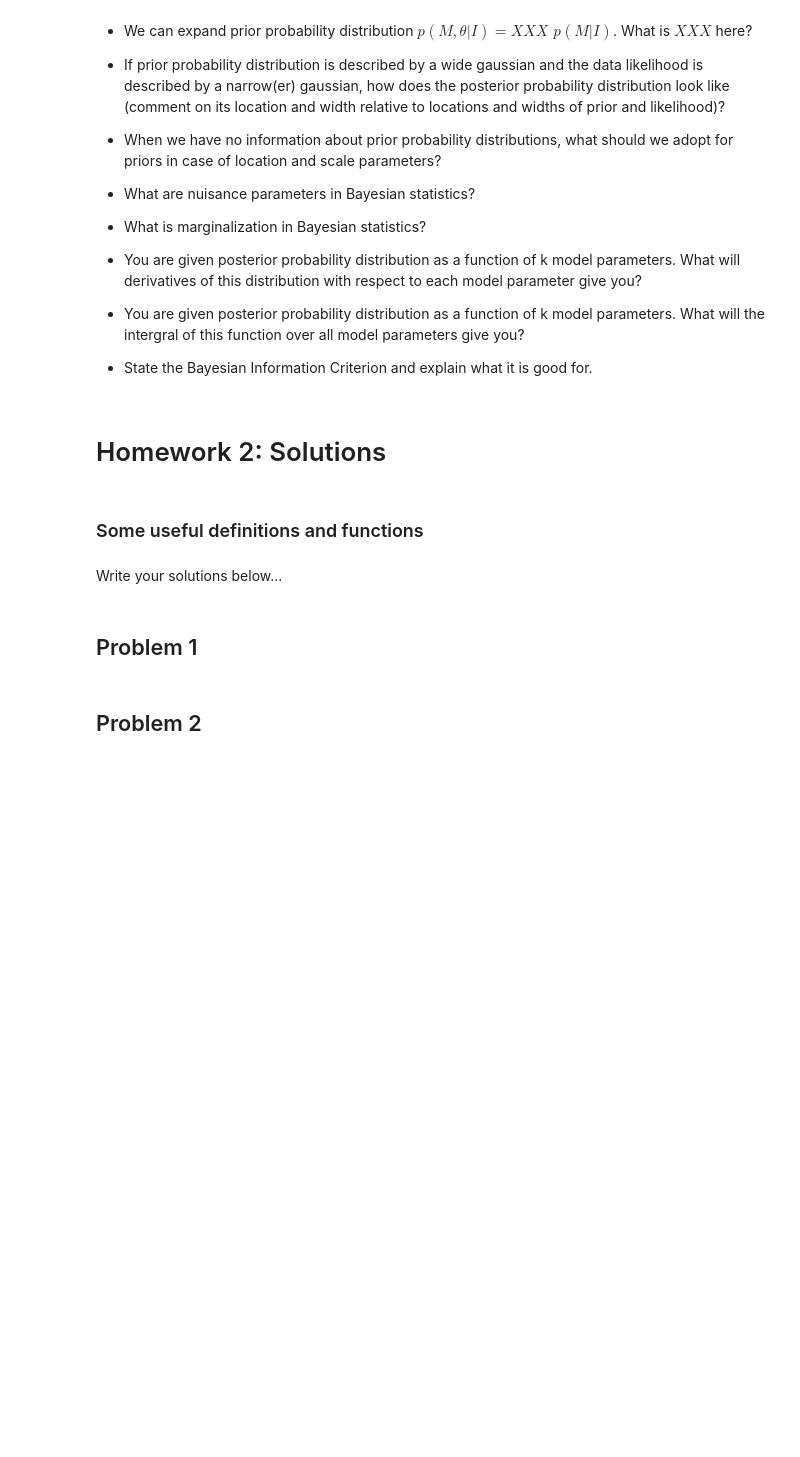
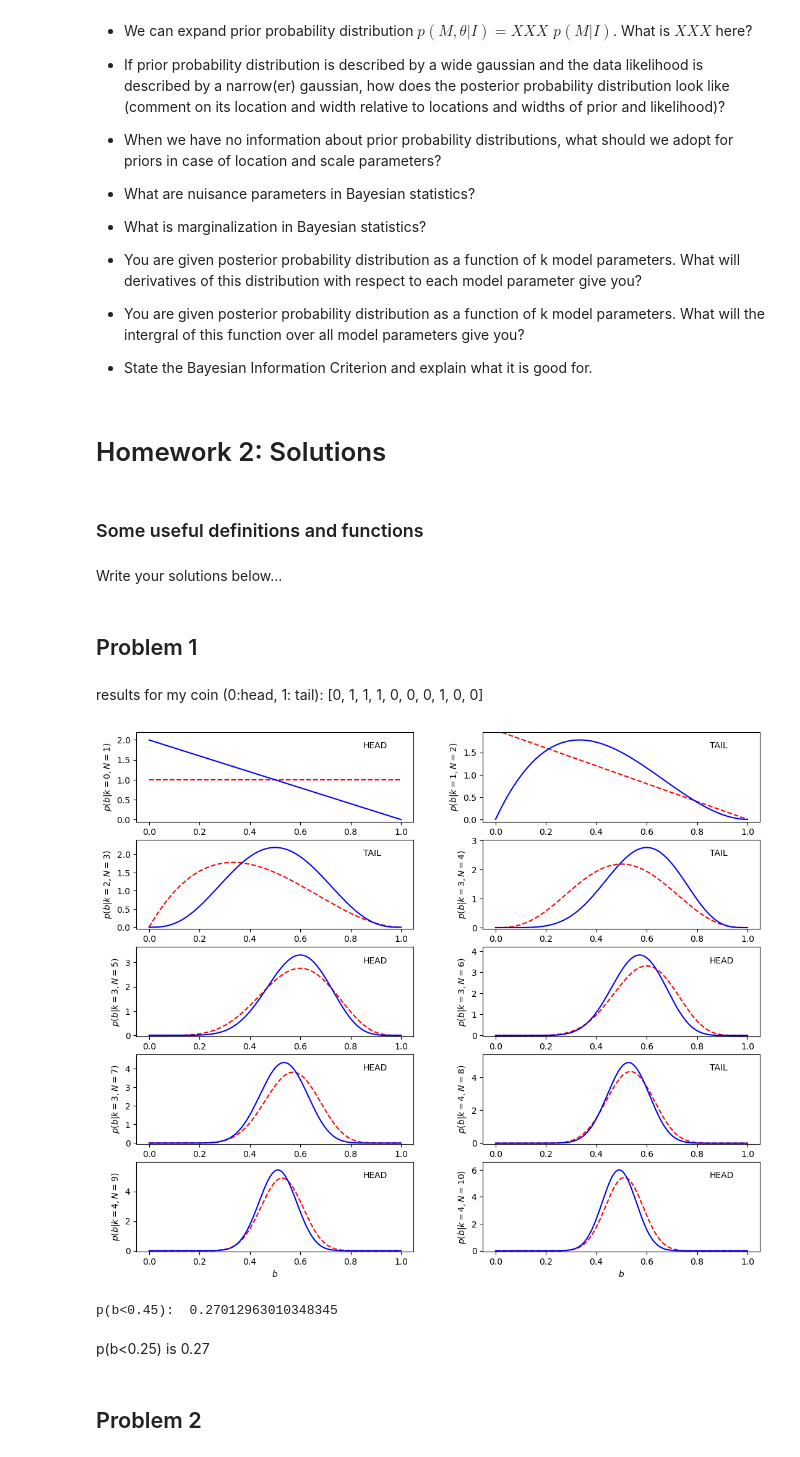
Before and after one commit to jackey-fang/astr-324-s26, a Jupyter notebook: homeworks/Astr324-S26-HW2.ipynb, the cells around one changed output. Cells and saved outputs as stored; diff of their text form; code cells hidden in the pictures; blank space fills up the shorter version.

```diff
--- a/homeworks/Astr324-S26-HW2.ipynb
+++ b/homeworks/Astr324-S26-HW2.ipynb
@@ -104,5 +106,56 @@ np.random.seed(42)
 Write your solutions below...
 # %% [markdown]
 ## Problem 1
+# %% [markdown]
+results for my coin (0:head, 1: tail):
+[0, 1, 1, 1, 0, 0, 0, 1, 0, 0]
+# %%
+# results for my coin
+flipData = [0, 1, 1, 1, 0, 0, 0, 1, 0, 0]
+
+# plotting setup
+fig = plt.figure(figsize=(12, 12))
+fig.subplots_adjust(left=0.11, right=0.95, wspace=0.25, bottom=0.18)
+
+# b grid for computing p(b)
+b = np.linspace(0,1,1000)
+db = b[1]-b[0]
+# prior
+p_b = 1.0 + 0*b   # flat prior
+
+# loop over data
+for i in range(1,11):
+    ax = fig.add_subplot(5,2, int(i))
+    # show p_b before this data point is added
+    ax.plot(b, p_b, '--r')
+    # now get new p_b
+    N = i
+    k = flipData[0:i].count(1)
+    p_b =  p_b * (b ** k * (1 - b) ** (N - k))
+    p_b /= p_b.sum()
+    p_b /= db
+    # p_b after this data point is added
+    label=' z'
+    ax.plot(b, p_b, '-b', label=label)
+    ax.set_xlabel('$b$')
+    s = '$p(b|k=%i' % k
+    s = s + ', N=%i)$' % N
+    if (flipData[i-1] == 0):
+        ax.text(0.85, np.max(p_b)*0.9,'HEAD')
+    else:
+        ax.text(0.85, np.max(p_b)*0.9,'TAIL')
+    ax.set_ylabel(s)
+    ax.set_ylim(-0.05, np.max(p_b)*1.1)
+
+plt.show()
+
+cuml_p_b = p_b.cumsum()
+cuml_p_b /= cuml_p_b[-1]
+print('p(b<0.45): ', np.interp(0.45, b, cuml_p_b))
+# %% [output]
+[figure, added]
+p(b<0.45):  0.27012963010348345
+# %% [markdown]
+p(b<0.25) is 0.27
 # %% [markdown]
 ## Problem 2
```
Also changed, not shown: parts of 7 cells of this notebook, 4 other files.
